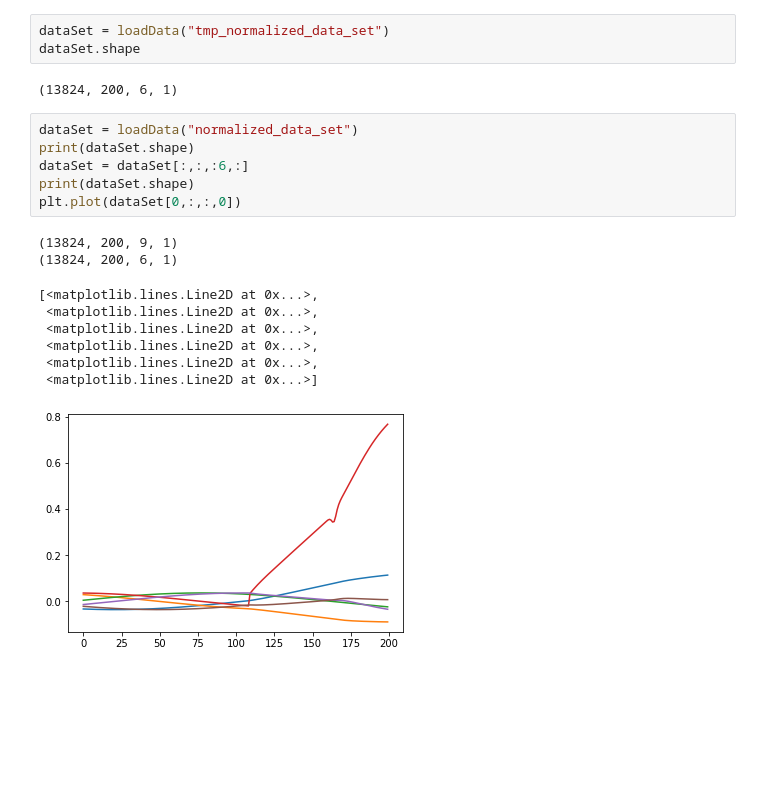
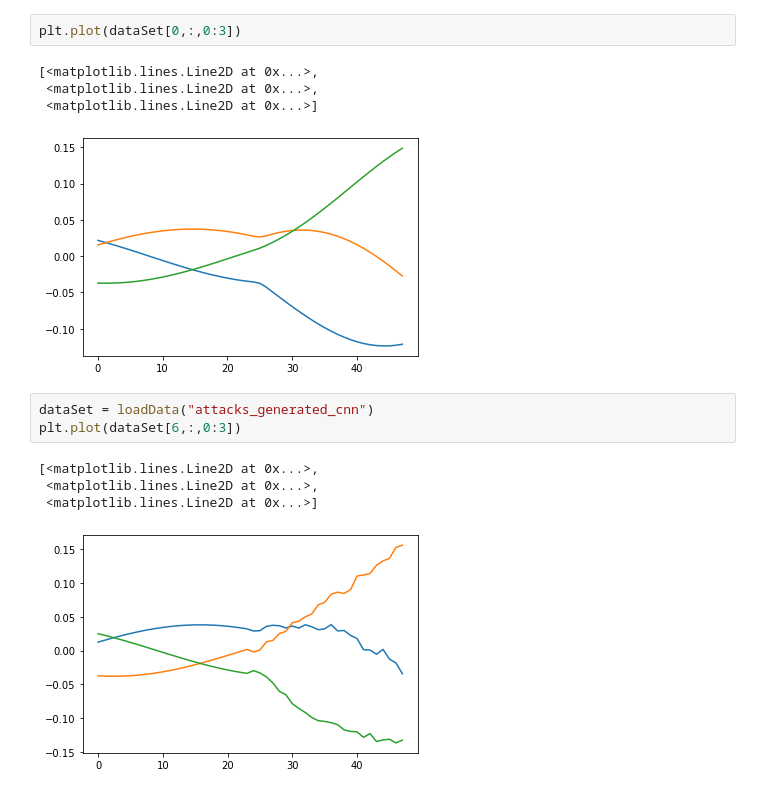
Before and after one commit to MartiyaZare/black-box-attack, a Jupyter notebook: data_plotter.ipynb, the cells around one changed output. Drawn from its saved outputs; the diff is of its cells as text; blank space fills up the shorter version.

```diff
--- a/data_plotter.ipynb
+++ b/data_plotter.ipynb
@@ -129,21 +29,15 @@ saveData(dataSet, "tmp_normalized_fdi_attack_data_set")
-# %%
-dataSet = loadData("tmp_normalized_data_set")
-dataSet.shape
-# %% [output]
-(13824, 200, 6, 1)
+# %%
+plt.plot(dataSet[0,:,0:3])
+# %% [output]
+[<matplotlib.lines.Line2D at 0x...>,
+ <matplotlib.lines.Line2D at 0x...>,
+ <matplotlib.lines.Line2D at 0x...>]
+[figure, added]
 # %%
-dataSet = loadData("normalized_data_set")
-print(dataSet.shape)
-dataSet = dataSet[:,:,:6,:]
-print(dataSet.shape)
-plt.plot(dataSet[0,:,:,0])
+dataSet = loadData("attacks_generated_cnn")
+plt.plot(dataSet[6,:,0:3])
 # %% [output]
-(13824, 200, 9, 1)
-(13824, 200, 6, 1)
+[<matplotlib.lines.Line2D at 0x...>,
+ <matplotlib.lines.Line2D at 0x...>,
+ <matplotlib.lines.Line2D at 0x...>]
-[<matplotlib.lines.Line2D at 0x...>,
- <matplotlib.lines.Line2D at 0x...>,
- <matplotlib.lines.Line2D at 0x...>,
- <matplotlib.lines.Line2D at 0x...>,
- <matplotlib.lines.Line2D at 0x...>,
- <matplotlib.lines.Line2D at 0x...>]
-[figure, old version]
+[figure, new version]
```
Also changed, not shown: parts of 21 cells of this notebook, 24 other files.
